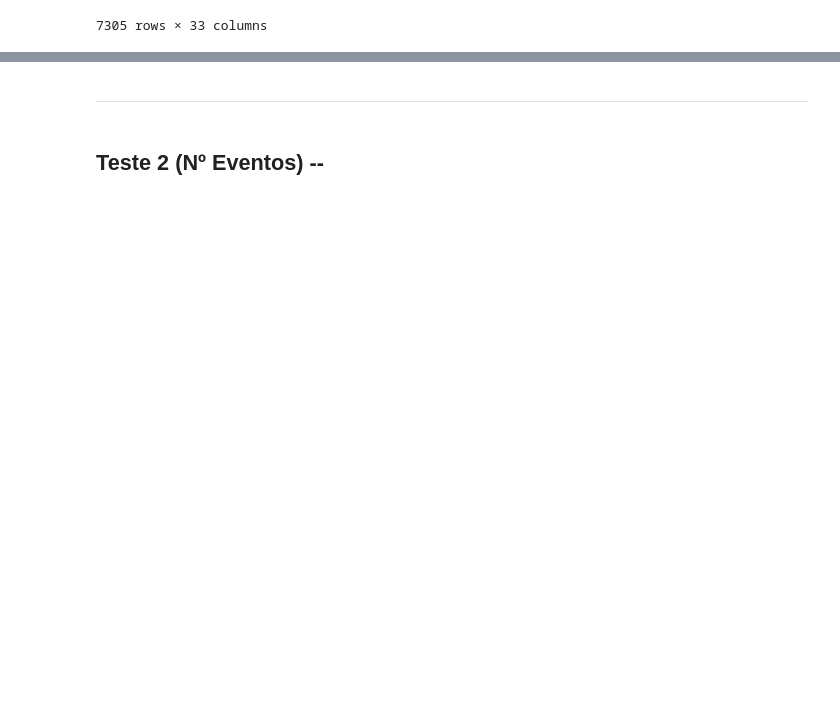
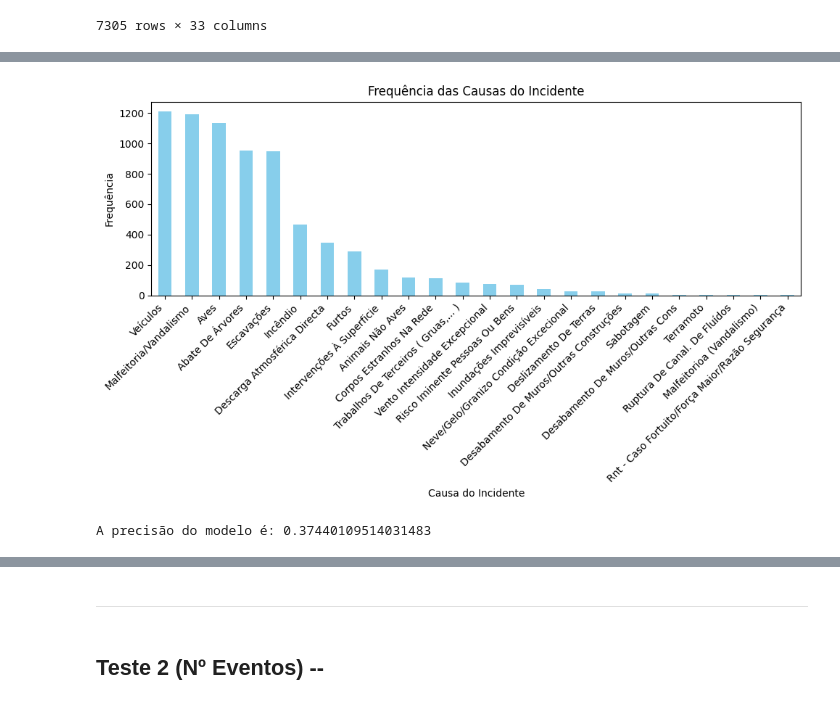
Before and after one commit to Vullkano/pfacd, a Jupyter notebook: rascunhos/freitas/6.TimeSeries.ipynb, the cells around one changed output, grey strips where cells are left out. Saved outputs shown, nothing was run; the diff lists cells and outputs as text; code cells hidden in the pictures; blank space fills up the shorter version.

Commit message:
Prever causa do acidente

```diff
--- a/rascunhos/freitas/6.TimeSeries.ipynb
+++ b/rascunhos/freitas/6.TimeSeries.ipynb
@@ -183,0 +300,48 @@ QuebrasFinal
+# %%
+# Calcula as frequências das causas do incidente
+frequencias = QuebrasFinal['Causa do incidente'].value_counts()
+
+# Ordena as frequências em ordem decrescente
+frequencias = frequencias.sort_values(ascending=False)
+
+# Cria o gráfico de barras
+plt.figure(figsize=(10, 6))
+frequencias.plot(kind='bar', color='skyblue')
+plt.xlabel('Causa do Incidente')
+plt.ylabel('Frequência')
+plt.title('Frequência das Causas do Incidente')
+plt.xticks(rotation=45, ha='right')  # Rotaciona os rótulos do eixo x para melhor legibilidade
+plt.tight_layout()  # Ajusta o layout para evitar corte de informações
+plt.show()
+# %% [output]
+[figure, added]
+# %%
+import pandas as pd
+from sklearn.model_selection import train_test_split
+from sklearn.tree import DecisionTreeClassifier
+from sklearn.metrics import accuracy_score
+
+QuebrasFinal_causa = pd.get_dummies(QuebrasFinal, columns=['Concelho', 'Nível de Tensão'])
+
+# Selecionando as features e o target
+features = QuebrasFinal_causa.drop(['Código do Relatório', 'Causa do incidente', 'Data do incidente',
+                                    'Decisão', 'Distrito'], axis=1)
+target = QuebrasFinal_causa['Causa do incidente']
+
+# Dividindo os dados em conjunto de treinamento e teste
+X_train, X_test, y_train, y_test = train_test_split(features, target, test_size=0.2, random_state=42)
+
+# Inicializando o classificador de árvore de decisão
+clf = DecisionTreeClassifier()
+
+# Treinando o modelo
+clf.fit(X_train, y_train)
+
+# Prevendo os valores para o conjunto de teste
+y_pred = clf.predict(X_test)
+
+# Avaliando a precisão do modelo
+accuracy = accuracy_score(y_test, y_pred)
+print("A precisão do modelo é:", accuracy)
+# %% [output]
+A precisão do modelo é: 0.37440109514031483
```
Also changed, not shown: parts of 56 cells of this notebook.
